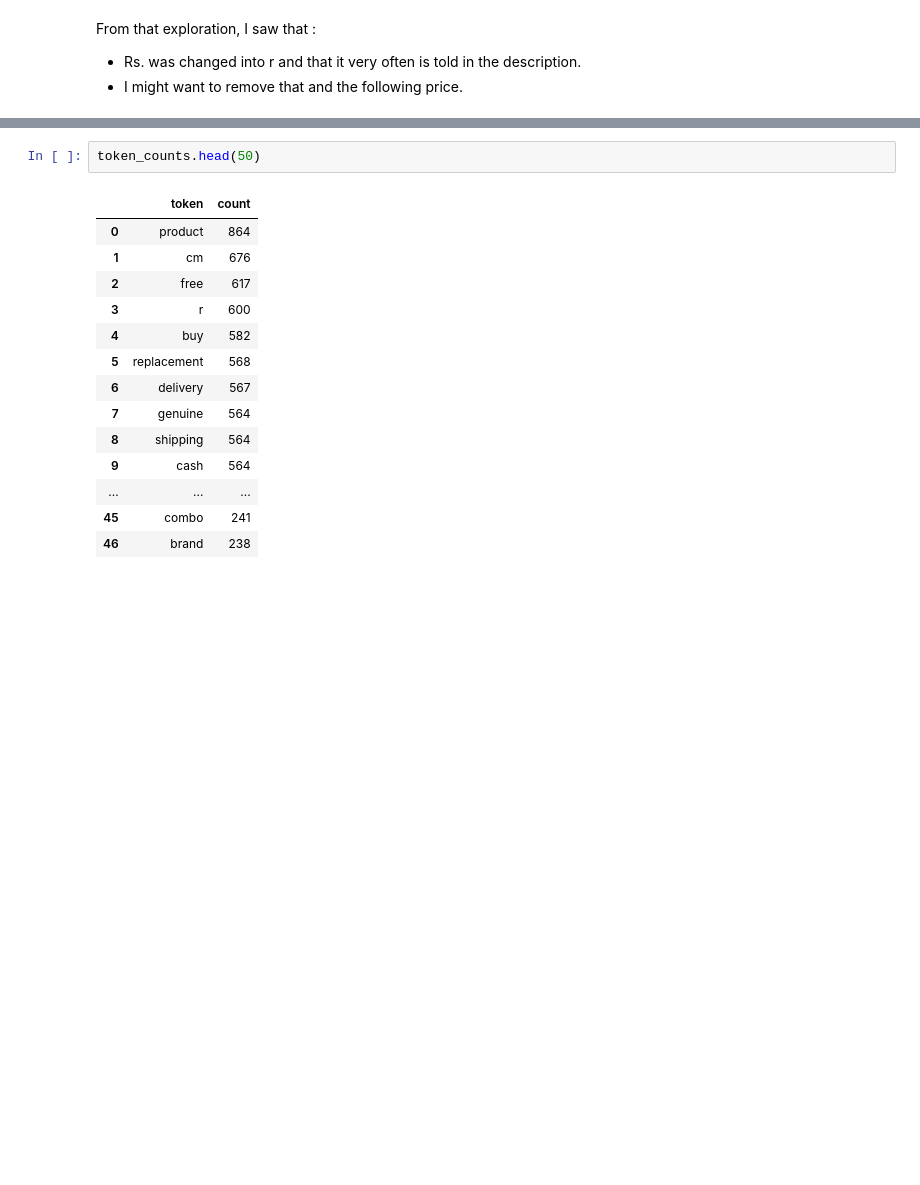
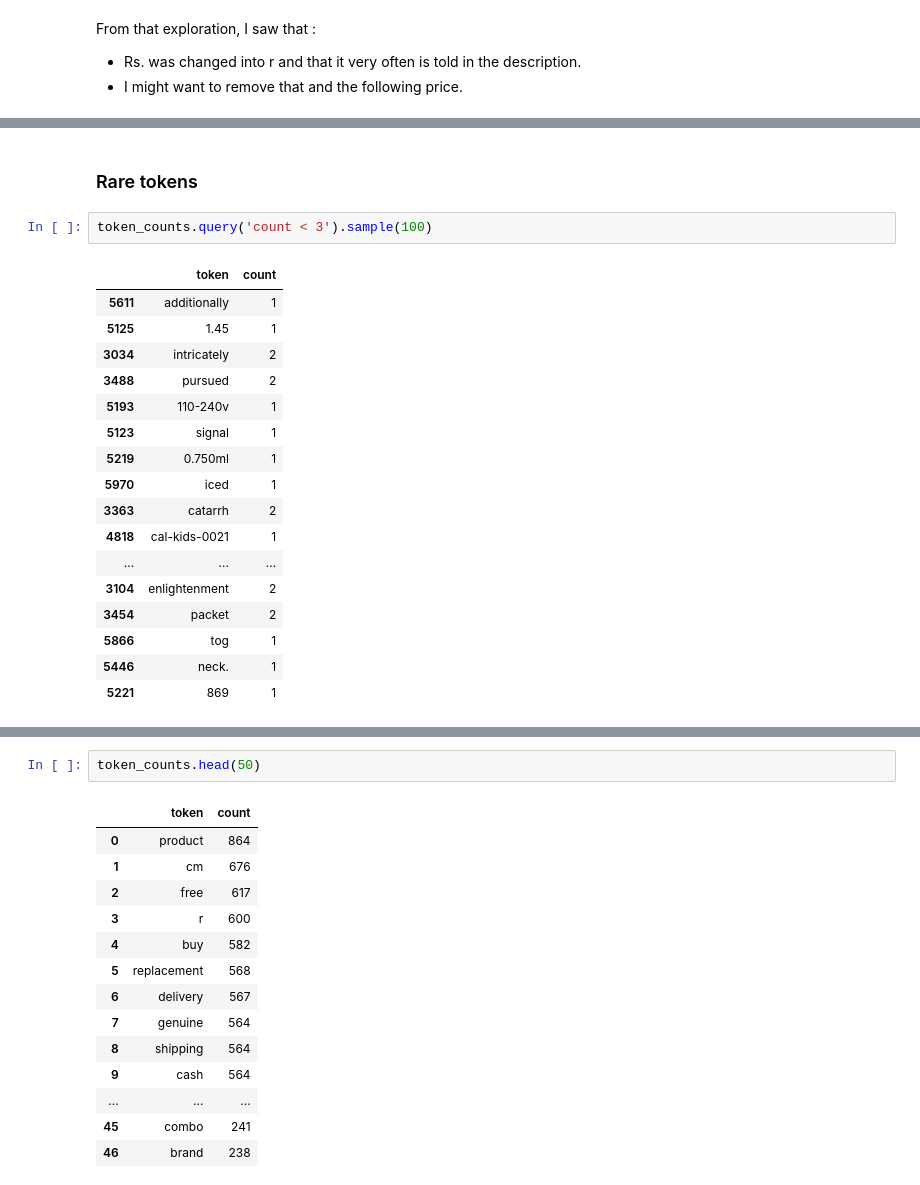
Before and after one commit to JulienfLeBoucher/OC_classification_from_text_and_image, a Jupyter notebook: NLP2.ipynb, the cells around one changed output, grey strips where cells are left out. Saved outputs shown, nothing was run; the diff lists cells and outputs as text; blank space fills up the shorter version.

```diff
--- a/NLP2.ipynb
+++ b/NLP2.ipynb
@@ -364,0 +406,22 @@ token_counts = pt.make_tokens_count(df, colname_with_token='description_tokens')
+# %% [markdown]
+### Rare tokens
+# %%
+token_counts.query('count < 3').sample(100)
+# %% [output]
+|  | token | count |
+| 5611 | additionally | 1 |
+| 5125 | 1.45 | 1 |
+| 3034 | intricately | 2 |
+| 3488 | pursued | 2 |
+| 5193 | 110-240v | 1 |
+| 5123 | signal | 1 |
+| 5219 | 0.750ml | 1 |
+| 5970 | iced | 1 |
+| 3363 | catarrh | 2 |
+| 4818 | cal-kids-0021 | 1 |
+| ... | ... | ... |
+| 3104 | enlightenment | 2 |
+| 3454 | packet | 2 |
+| 5866 | tog | 1 |
+| 5446 | neck. | 1 |
+| 5221 | 869 | 1 |
```
Also changed, not shown: parts of 27 cells of this notebook.
